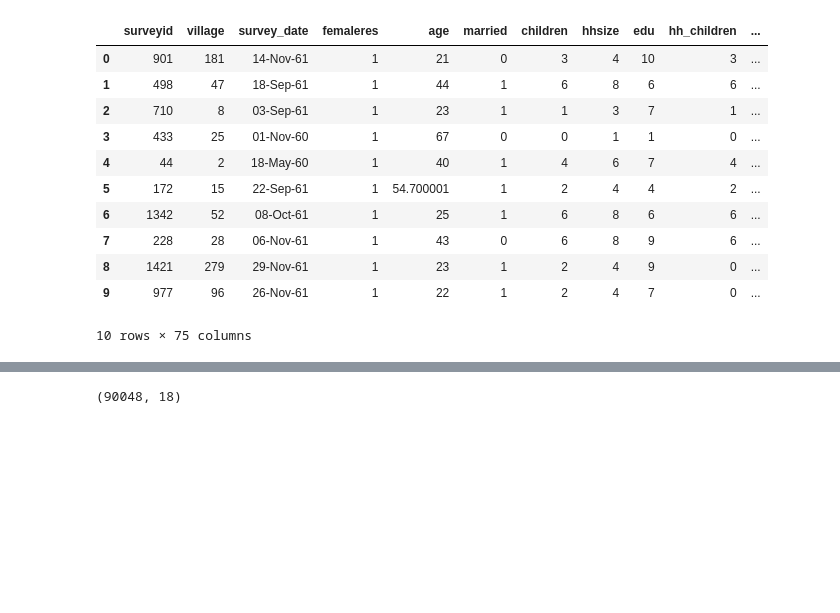
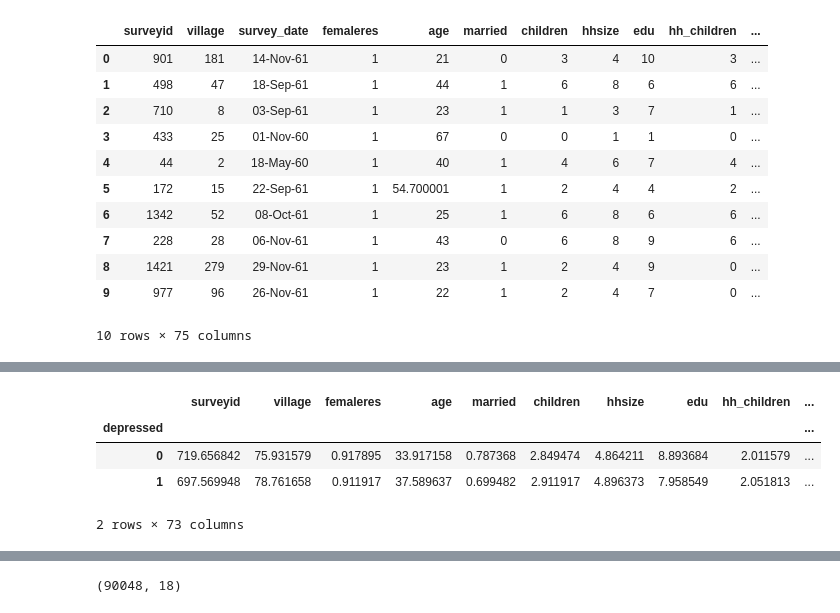
Before and after one commit to VGandhi27/Depression-Detection, a Jupyter notebook: Untitled.ipynb, the cells around one changed output, grey strips where cells are left out. Drawn from its saved outputs; the diff is of its cells as text; code cells hidden in the pictures; blank space fills up the shorter version.

```diff
--- a/Untitled.ipynb
+++ b/Untitled.ipynb
@@ -91,3 +133,11 @@ df_test.head(10)
+# %%
+df_train.groupby('depressed').mean()
+# %% [output]
+|  | surveyid | village | femaleres | age | married | children | hhsize | edu | hh_children | ... |
+| depressed |  |  |  |  |  |  |  |  |  | ... |
+| 0 | 719.656842 | 75.931579 | 0.917895 | 33.917158 | 0.787368 | 2.849474 | 4.864211 | 8.893684 | 2.011579 | ... |
+| 1 | 697.569948 | 78.761658 | 0.911917 | 37.589637 | 0.699482 | 2.911917 | 4.896373 | 7.958549 | 2.051813 | ... |
+2 rows × 73 columns
 # %%
 df0=pd.read_csv('13100607.csv')
 # %%
```
Also changed, not shown: parts of 7 cells of this notebook.
